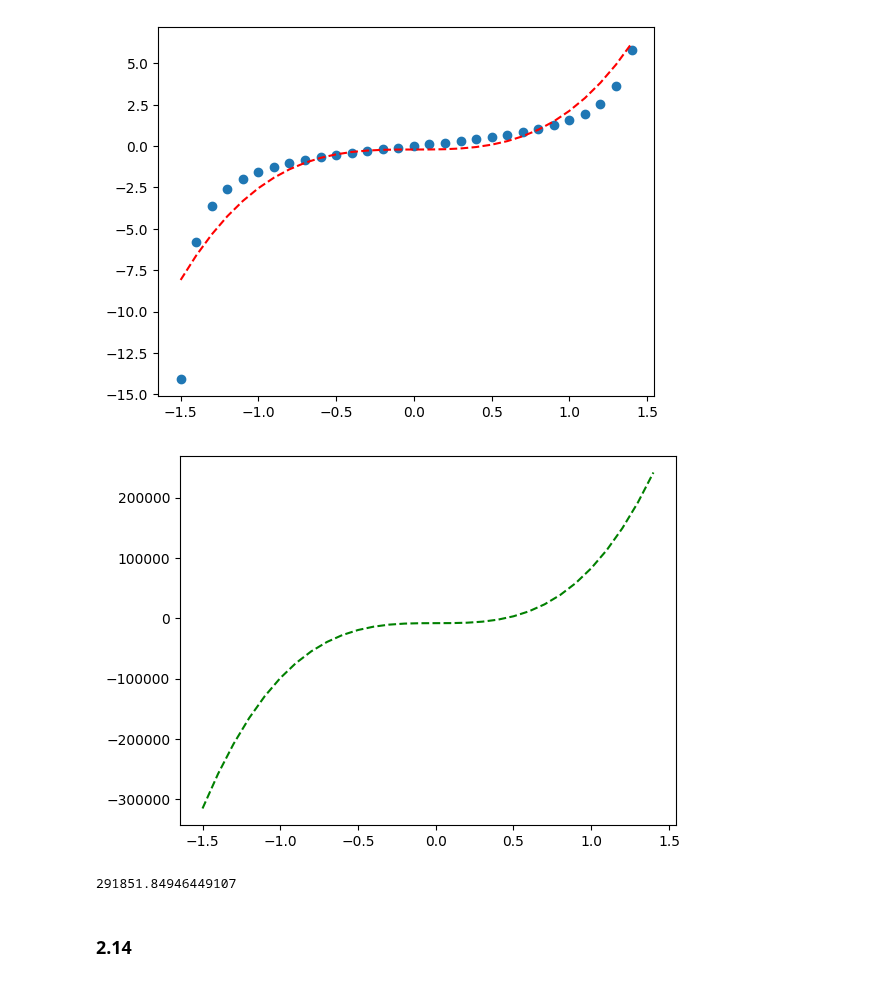
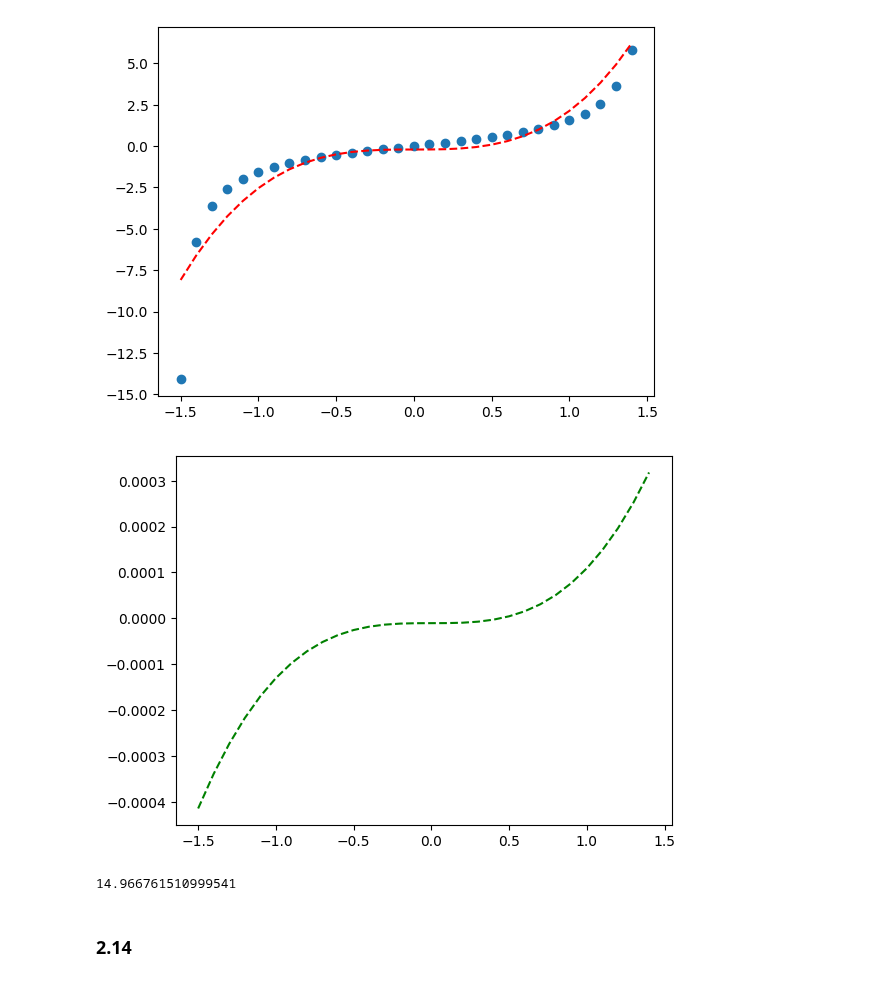
Before and after one commit to gigatskhondia/finite_elements_and_engineering, a Jupyter notebook: Wilson/ch_2.ipynb, the cells around one changed output. Saved outputs shown, nothing was run; the diff lists cells and outputs as text; code cells hidden in the pictures.

```diff
--- a/Wilson/ch_2.ipynb
+++ b/Wilson/ch_2.ipynb
@@ -382,24 +382,24 @@ pyplot.show()
 y = -0.21 + 2.33*v^3
 [figure]
 # %%
-# q(v)=w*z0*Fx_hat
+# q(v)=2*w*z0*Fx_hat
 
 w=39
 z0=1000
 
 x_line = np.arange(min(v), max(v), 0.1)
 # calculate the output for the range
-y_line = [w*z0*Fx_hat(x_line[i], k1, k3) for i in range(len(x_line))]
+y_line = [2*Fx_hat(x_line[i], k1, k3)/(w*z0) for i in range(len(x_line))]
 # create a line plot for the mapping function
 pyplot.plot(x_line, y_line, '--', color='green')
 pyplot.show()
 # %% [output]
-[figure, old version]
+[figure, new version]
 # %%
-v=0.05*z0
-Fx_hat(v, k1, k3)
+v_=0.05*z0
+2*Fx_hat(v_, k1, k3)/(w*z0)
 # %% [output]
-291851.84946449107
+14.966761510999541
 # %% [markdown]
 ### 2.14
 # %% [markdown]
```
Also changed, not shown: parts of 8 cells of this notebook.
